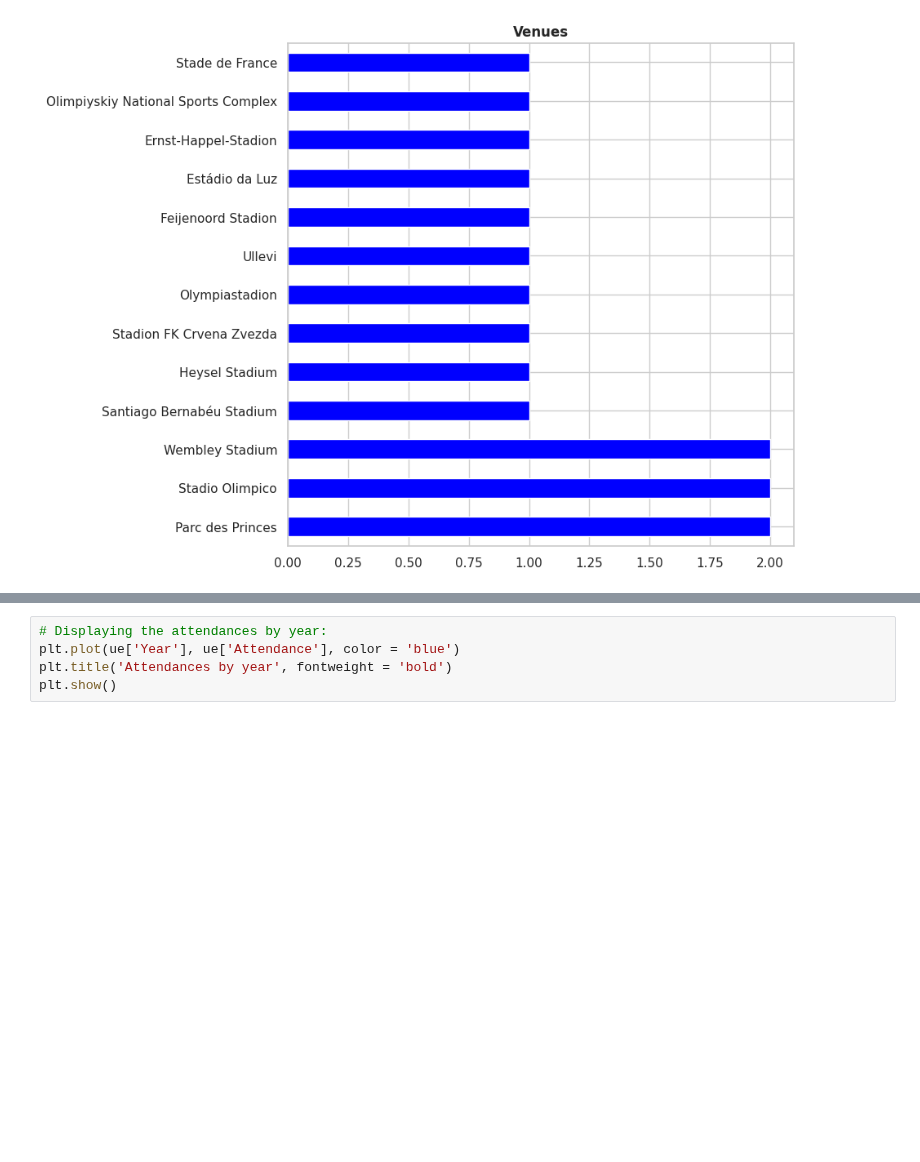
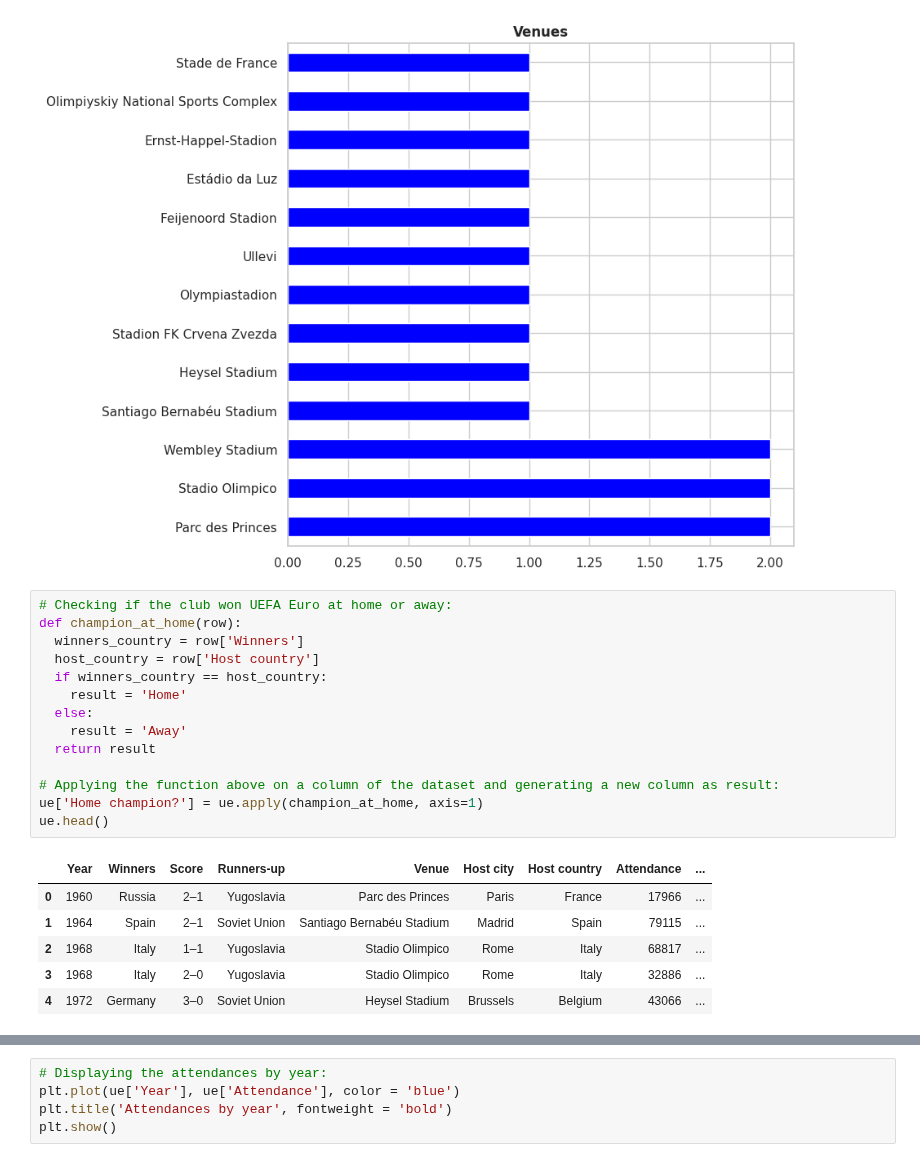
Before and after one commit to guilhermelaviola/SoccerCompetitionsStudy, a Jupyter notebook: UEFAEuroStudy.ipynb, the cells around one changed output, grey strips where cells are left out. Saved outputs shown, nothing was run; the diff lists cells and outputs as text; blank space fills up the shorter version.

```diff
--- a/UEFAEuroStudy.ipynb
+++ b/UEFAEuroStudy.ipynb
@@ -88,3 +88,24 @@ plt.title('Venues', fontweight = 'bold')
 plt.show()
 # %% [output]
 [figure]
+# %%
+# Checking if the club won UEFA Euro at home or away:
+def champion_at_home(row):
+  winners_country = row['Winners']
+  host_country = row['Host country']
+  if winners_country == host_country:
+    result = 'Home'
+  else:
+    result = 'Away'
+  return result
+
+# Applying the function above on a column of the dataset and generating a new column as result:
+ue['Home champion?'] = ue.apply(champion_at_home, axis=1)
+ue.head()
+# %% [output]
+|  | Year | Winners | Score | Runners-up | Venue | Host city | Host country | Attendance | ... |
+| 0 | 1960 | Russia | 2–1 | Yugoslavia | Parc des Princes | Paris | France | 17966 | ... |
+| 1 | 1964 | Spain | 2–1 | Soviet Union | Santiago Bernabéu Stadium | Madrid | Spain | 79115 | ... |
+| 2 | 1968 | Italy | 1–1 | Yugoslavia | Stadio Olimpico | Rome | Italy | 68817 | ... |
+| 3 | 1968 | Italy | 2–0 | Yugoslavia | Stadio Olimpico | Rome | Italy | 32886 | ... |
+| 4 | 1972 | Germany | 3–0 | Soviet Union | Heysel Stadium | Brussels | Belgium | 43066 | ... |
```
Also changed, not shown: parts of 3 cells of this notebook.
